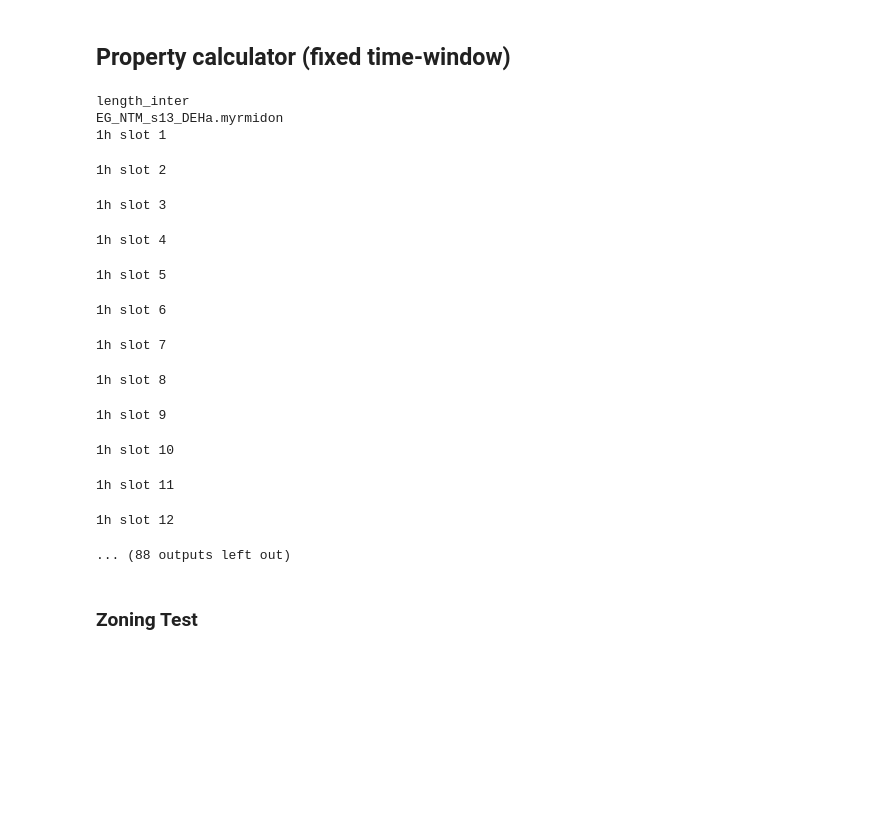
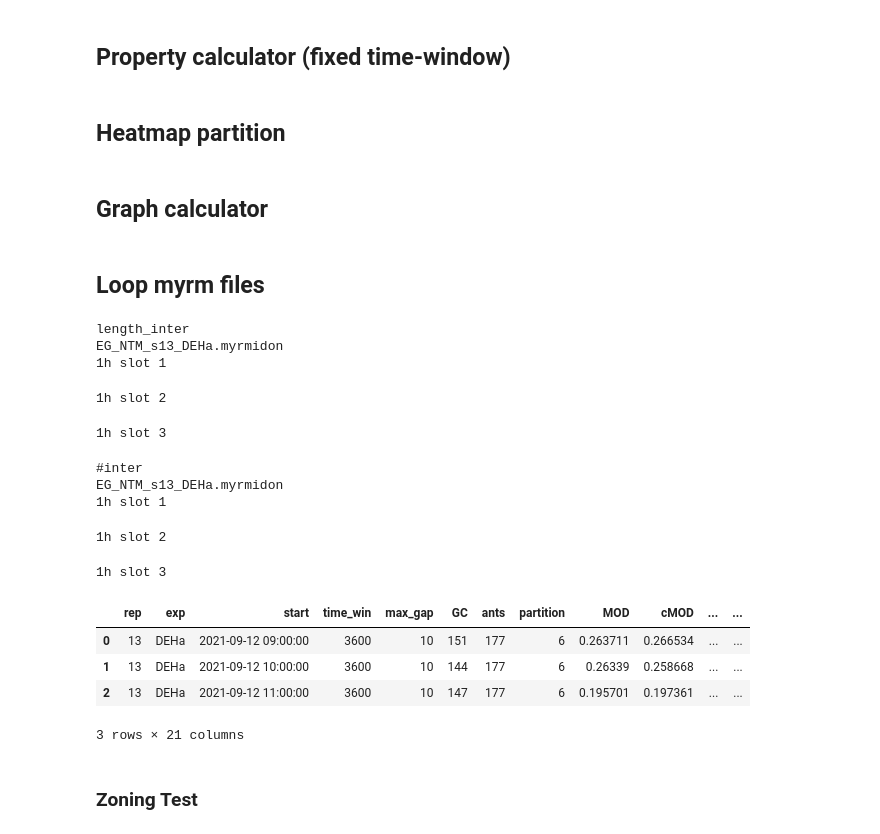
Before and after one commit to EnricoGavagnin/nest_topology_analysis, a Jupyter notebook: NTM_df_prop_calculator.ipynb, the cells around one changed output. Drawn from its saved outputs; the diff is of its cells as text; code cells hidden in the pictures; blank space fills up the shorter version.

Commit message:
update (loop Hm_partition)

```diff
--- a/NTM_df_prop_calculator.ipynb
+++ b/NTM_df_prop_calculator.ipynb
@@ -17,12 +17,12 @@ from datetime import datetime, date, timedelta
 import pickle
 # %%
 working_dir = '/media/eg15396/EG_DATA-7/NTM/'
-myrm_list = sorted([ s for s in listdir(working_dir) if s[15:17] == '.m'])
+myrm_list = sorted([ s for s in os.listdir(working_dir) if s[15:17] == '.m'])
 # %% [markdown]
 ## Property calculator (fixed time-window)
 # %%
 # function to compute netowrk properties
-def G_prop(G, start, time_win, max_gap, name):
+def G_prop(G, exp, start, end, time_win, max_gap, name, attributes, PLOT_HM_check = True):
 
     # compute connencted components
     Gcc = sorted(nx.connected_components(G), key=len, reverse=True)
@@ -33,6 +33,14 @@ def G_prop(G, start, time_win, max_gap, name):
     # Best partition Louvian Method
     best_partition = community.best_partition(G, weight='weight', randomize=False)
     best_partition_CC = community.best_partition(GC, weight='weight', randomize=False)
+
+    # Heatmap partition plotting (optional)
+    if PLOT_HM_check:
+        PLOT_HM_partition(compute_HM_stack(exp, start, end),
+                          best_partition_CC,
+                          'plots/HM_partition/' + name[7:10] + '/',
+                          name[7:15] + attributes)
+
     return {'rep': int(name[8:10]),
             'exp': name[11:15],
             'start': fm.Time.ToDateTime(start),
@@ -57,4 +65,6 @@ def G_prop(G, start, time_win, max_gap, name):
             }
 
 # initialise data-frame with properties
-prop_df = pd.DataFrame(columns=G_prop(nx.Graph(np.eye(2)),fm.Time.Now(),1,1,myrm_list[0]).keys())
+prop_df = pd.DataFrame(columns=G_prop(nx.Graph(np.eye(2)),[],fm.Time.Now(),[],1,1,myrm_list[0],[], False).keys())
+# %% [markdown]
+## Heatmap partition
@@ -61,3 +144,5 @@ prop_df = pd.DataFrame(columns=G_prop(nx.Graph(np.eye(2)),fm.Time.Now(),1,1,myrm
+# %% [markdown]
+## Graph calculator
 # %%
 # Function to compute the cumulative interaction function
 def compute_G(exp, start, end, min_cum_duration, frm_rate, link_type):
@@ -101,6 +186,8 @@ def compute_G(exp, start, end, min_cum_duration, frm_rate, link_type):
                            {(i,j): 1/adj_mat[j,i] if adj_mat[j,i]>0 else 0 for i in range(len(adj_mat)) for j in range(i)},
                            'inv_weight')
     return G
+# %% [markdown]
+## Loop myrm files
 # %%
 ## ========= PARAMETERS=========
 # Frame rate
@@ -116,16 +203,20 @@ min_cum_duration = 0
 for link_type in ['length_inter', '#inter']:
 
     # initialise data-frame with properties
-    prop_df = pd.DataFrame(columns=G_prop(nx.Graph(np.eye(2)),fm.Time.Now(),1,1,myrm_list[0]).keys())
+    prop_df = pd.DataFrame(columns=G_prop(nx.Graph(np.eye(2)),[],fm.Time.Now(),[],1,1,myrm_list[0],[], False).keys())
 
     print(link_type)
 
-    for myrm_file in myrm_list[20:]:
+    for myrm_file in myrm_list[20:21]:
 
         if int(myrm_file[8:10])==41:
             continue
 
         print(myrm_file)
+
+        directory = 'plots/HM_partition/' + myrm_file[7:10]
+        if not os.path.exists(directory):
+            os.makedirs(directory)
 
         # Open experiment file
         exp = fm.Experiment.Open(working_dir + myrm_file)
@@ -152,8 +243,11 @@ for link_type in ['length_inter', '#inter']:
             # Compute network
             G = compute_G(exp, s, e, min_cum_duration, frm_rate, link_type)
 
+            # attributes (for HM_partition plot)
+            attributes = '_' + link_type + '_' + str(time_win / 3600) + 'h_' + str(tw)
+
             # Compute properties
-            prop_df = prop_df.append(G_prop(G, s, time_win, max_gap, myrm_file), ignore_index=True)
+            prop_df = prop_df.append(G_prop(G, exp, s, e, time_win, max_gap, myrm_file, attributes), ignore_index=True)
 
 
 
@@ -167,8 +261,11 @@ for link_type in ['length_inter', '#inter']:
             # Compute network
             G = compute_G(exp, s, e, min_cum_duration, frm_rate, link_type)
 
+            # attributes (for HM_partition plot)
+            attributes = '_' + link_type + '_' + str(time_win / 3600) + 'h_' + str(tw)
+
             # Compute properties
-            prop_df = prop_df.append(G_prop(G, s, time_win, max_gap, myrm_file), ignore_index=True)
+            prop_df = prop_df.append(G_prop(G, exp, s, e, time_win, max_gap, myrm_file, attributes), ignore_index=True)
 
 
         # ======== 3H window ========
@@ -181,8 +278,11 @@ for link_type in ['length_inter', '#inter']:
             # Compute network
             G = compute_G(exp, s, e, min_cum_duration, frm_rate, link_type)
 
+            # attributes (for HM_partition plot)
+            attributes = '_' + link_type + '_' + str(time_win / 3600) + 'h_' + str(tw)
+
             # Compute properties
-            prop_df = prop_df.append(G_prop(G, s, time_win, max_gap, myrm_file), ignore_index=True)
+            prop_df = prop_df.append(G_prop(G, exp, s, e, time_win, max_gap, myrm_file, attributes), ignore_index=True)
 
 
         # ======== 4H window ========
@@ -195,8 +295,11 @@ for link_type in ['length_inter', '#inter']:
             # Compute network
             G = compute_G(exp, s, e, min_cum_duration, frm_rate, link_type)
 
+            # attributes (for HM_partition plot)
+            attributes = '_' + link_type + '_' + str(time_win / 3600) + 'h_' + str(tw)
+
             # Compute properties
-            prop_df = prop_df.append(G_prop(G, s, time_win, max_gap, myrm_file), ignore_index=True)
+            prop_df = prop_df.append(G_prop(G, exp, s, e, time_win, max_gap, myrm_file, attributes), ignore_index=True)
 
          # ======== 6H window ========
         time_win = 60 * 60 * 6
@@ -208,45 +311,51 @@ for link_type in ['length_inter', '#inter']:
             # Compute network
             G = compute_G(exp, s, e, min_cum_duration, frm_rate, link_type)
 
+            # attributes (for HM_partition plot)
+            attributes = '_' + link_type + '_' + str(time_win / 3600) + 'h_' + str(tw)
+
             # Compute properties
-            prop_df = prop_df.append(G_prop(G, s, time_win, max_gap, myrm_file), ignore_index=True)
+            prop_df = prop_df.append(G_prop(G, exp, s, e, time_win, max_gap, myrm_file, attributes), ignore_index=True)
 
 
         # ======== 12H window ========
         time_win = 60 * 60 * 12
         for tw in range(1):
             print('12h slot ' + str(tw + 1))
             s = start.Add(fm.Duration(tw * time_win * 10**9))
             e = start.Add(fm.Duration((tw + 1) * time_win * 10**9))
 
             # Compute network
             G = compute_G(exp, s, e, min_cum_duration, frm_rate, link_type)
 
+            # attributes (for HM_partition plot)
+            attributes = '_' + link_type + '_' + str(time_win / 3600) + 'h_' + str(tw)
+
             # Compute properties
-            prop_df = prop_df.append(G_prop(G, s, time_win, max_gap, myrm_file), ignore_index=True)
+            prop_df = prop_df.append(G_prop(G, exp, s, e, time_win, max_gap, myrm_file, attributes), ignore_index=True)
 
     # Save
     a_file = open('data/prop_data_12_6_4_3_2_1_' + link_type + '_nest.pkl', "wb")
     pickle.dump(prop_df, a_file)
     a_file.close()
 
 prop_df
 # %% [output]
 length_inter
 EG_NTM_s13_DEHa.myrmidon
 1h slot 1
 1h slot 2
 1h slot 3
-1h slot 4
+#inter
+EG_NTM_s13_DEHa.myrmidon
+1h slot 1
-1h slot 5
+1h slot 2
-1h slot 6
+1h slot 3
+|  | rep | exp | start | time_win | max_gap | GC | ants | partition | MOD | cMOD | ... | ... |
+| 0 | 13 | DEHa | 2021-09-12 09:00:00 | 3600 | 10 | 151 | 177 | 6 | 0.263711 | 0.266534 | ... | ... |
+| 1 | 13 | DEHa | 2021-09-12 10:00:00 | 3600 | 10 | 144 | 177 | 6 | 0.26339 | 0.258668 | ... | ... |
+| 2 | 13 | DEHa | 2021-09-12 11:00:00 | 3600 | 10 | 147 | 177 | 6 | 0.195701 | 0.197361 | ... | ... |
-1h slot 7
+3 rows × 21 columns
-1h slot 8
-1h slot 9
-1h slot 10
-1h slot 11
-1h slot 12
-... (88 outputs left out)
 # %% [markdown]
 ### Zoning Test
 # %%
```
Also changed, not shown: parts of 4 cells of this notebook, 6 other files.
